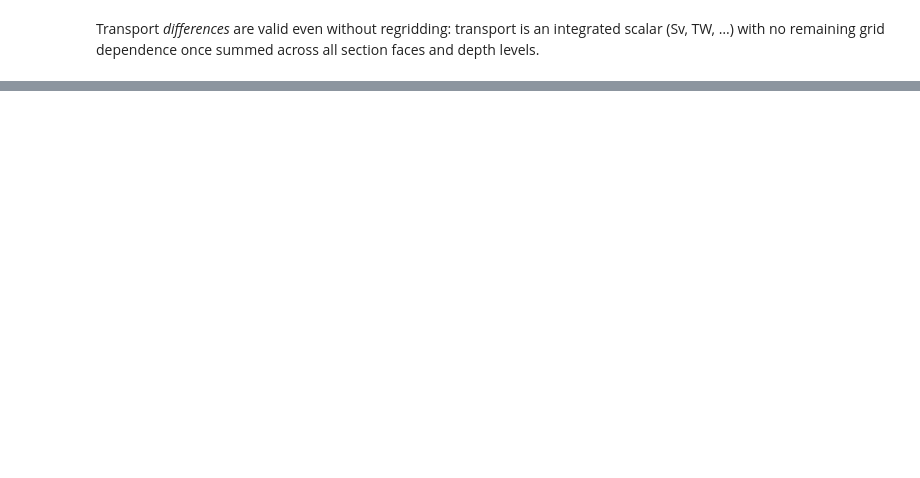
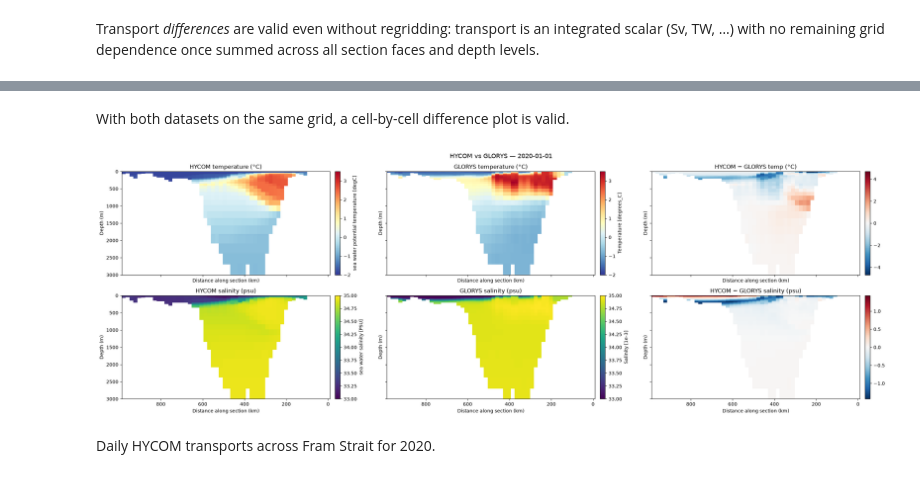
Before and after one commit to nansencenter/xhycom, a Jupyter notebook: docs/comparison_transects_transports.ipynb, the cells around one changed output, grey strips where cells are left out. Drawn from its saved outputs; the diff is of its cells as text; code cells hidden in the pictures; blank space fills up the shorter version.

```diff
--- a/docs/comparison_transects_transports.ipynb
+++ b/docs/comparison_transects_transports.ipynb
@@ -63,18 +262,0 @@ Three approaches for comparing GLORYS against HYCOM:
-# %%
-def plot_hycom_vs_glorys(hycom_sec, glorys_sec):
-
-    fig, axes = plt.subplots(2, 2, figsize=(16, 8), sharey=True, sharex=True)
-
-    depth_max = 3000
-    t_kw = {"cmap": "RdYlBu_r", "vmin": -2, "vmax": 3.5}
-    s_kw = {"cmap": "viridis", "vmin": 33, "vmax": 35}
-
-    xhycom.section_plot(hycom_sec,   "temp",   ax=axes[0, 0], title="HYCOM temperature (°C)",  depth_max=depth_max, flip_x=True, **t_kw)
-    xhycom.section_plot(glorys_sec, "thetao", ax=axes[0, 1], title="GLORYS temperature(°C)", depth_var="depth", depth_max=depth_max, flip_x=True, **t_kw)
-    xhycom.section_plot(hycom_sec,   "salin",   ax=axes[1, 0], title="HYCOM salinity (psu)",  depth_max=depth_max, flip_x=True, **s_kw)
-    xhycom.section_plot(glorys_sec, "so", ax=axes[1, 1], title="GLORYS salinity (psu)", depth_var="depth", depth_max=depth_max, **s_kw)
-
-    fig.suptitle(f"HYCOM versus GLORYS in the FRAM Strait on {str(ds.time.values[0])[:10]}", fontsize=13)
-    plt.tight_layout()
-
-    return fig
@@ -144,0 +324,9 @@ fig = plot_hycom_vs_glorys(sec0_hycom_m2, glorys_sec0)
+# %%
+glorys_on_horizontal_hycom = xhycom.regrid_to_hycom(glorys_data, GRID_PATH, like=ds)
+# %%
+ds_on_glorys_depth = xhycom.regrid_vertical(ds, glorys_data.depth.values)
+# %%
+%%time
+
+sec0_hycom_m2  = xhycom.section_data(ds_on_glorys_depth.isel(time=0), fs_on_hycom, variables=["temp",   "salin"], z_dim="depth").compute()
+sec0_glorys_m2 = xhycom.section_data(glorys_on_horizontal_hycom.isel(time=0),    fs_on_hycom, variables=["thetao",  "so"  ], z_dim="depth").compute()
@@ -144,0 +336,13 @@ fig = plot_hycom_vs_glorys(sec0_hycom_m2, glorys_sec0)
+# %% [markdown]
+With both datasets on the same grid, a cell-by-cell difference plot is valid.
+# %%
+fig = plot_hycom_vs_glorys(
+    sec0_hycom_m2,
+    sec0_glorys_m2,
+    show_diff=True,
+    title=f"HYCOM vs GLORYS — {str(ds.time.values[0])[:10]}",
+)
+# %% [output]
+[figure, added]
+# %% [markdown]
+Daily HYCOM transports across Fram Strait for 2020.
```
Also changed, not shown: parts of 57 cells of this notebook, 1 other file.
